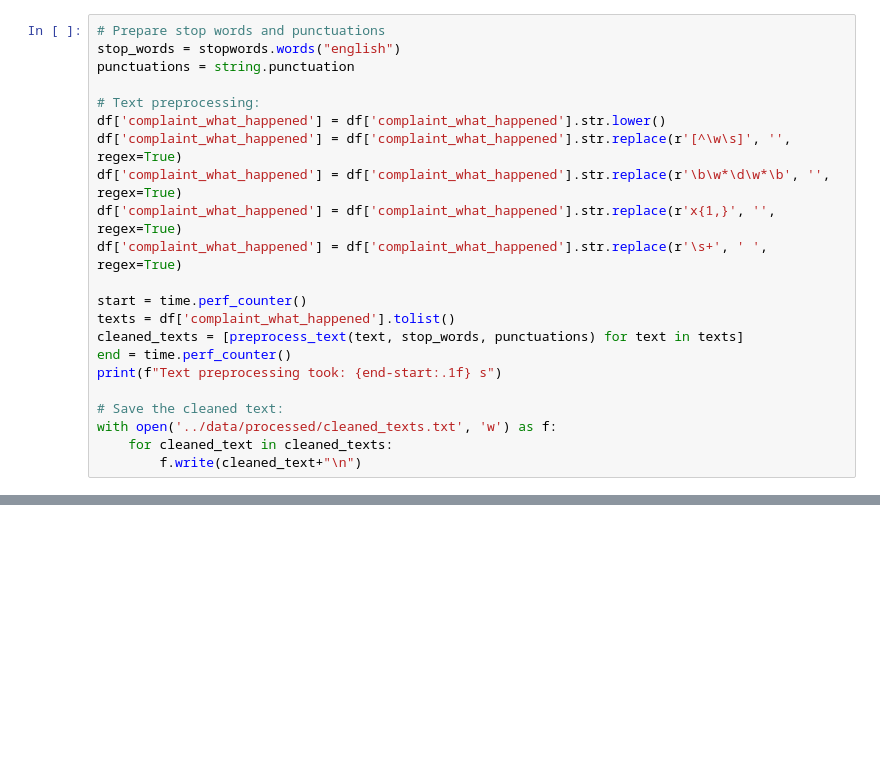
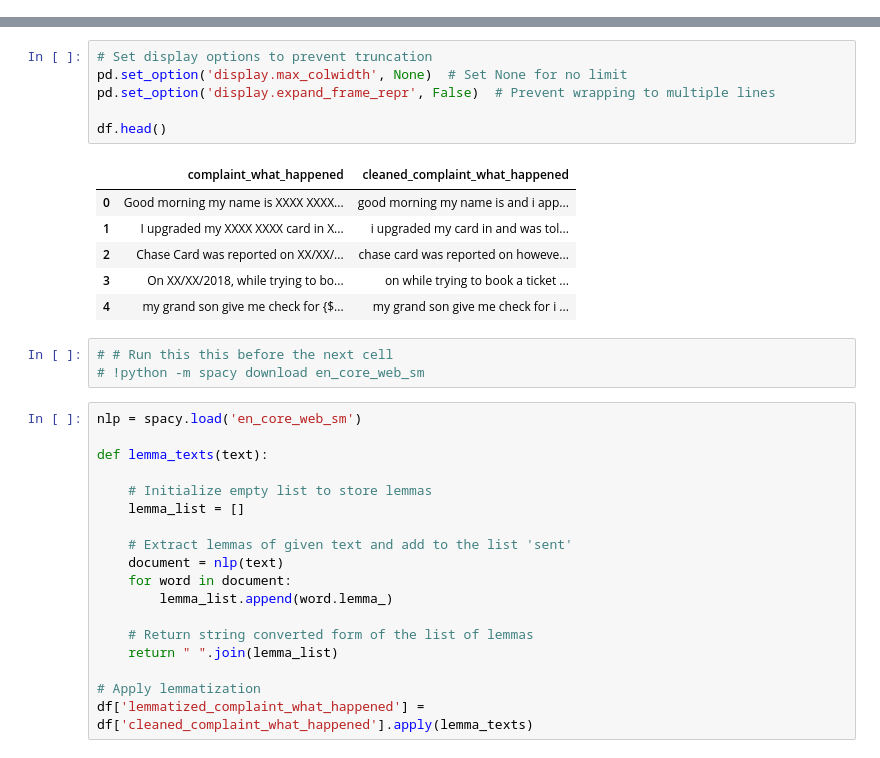
Before and after one commit to marcellinus-witarsah/customer-complaints-classification, a Jupyter notebook: notebooks/20240621-topic-modelling.ipynb, the cells around one changed output, grey strips where cells are left out. Cells and saved outputs as stored; diff of their text form; blank space fills up the shorter version.

```diff
--- a/notebooks/20240621-topic-modelling.ipynb
+++ b/notebooks/20240621-topic-modelling.ipynb
@@ -94,22 +55,0 @@ def preprocess_text(text: str, stop_words: list, punctuations: list) -> str:
-# %%
-# Prepare stop words and punctuations
-stop_words = stopwords.words("english")
-punctuations = string.punctuation
-
-# Text preprocessing:
-df['complaint_what_happened'] = df['complaint_what_happened'].str.lower()
-df['complaint_what_happened'] = df['complaint_what_happened'].str.replace(r'[^\w\s]', '', regex=True)
-df['complaint_what_happened'] = df['complaint_what_happened'].str.replace(r'\b\w*\d\w*\b', '', regex=True)
-df['complaint_what_happened'] = df['complaint_what_happened'].str.replace(r'x{1,}', '', regex=True)
-df['complaint_what_happened'] = df['complaint_what_happened'].str.replace(r'\s+', ' ', regex=True)
-
-start = time.perf_counter()
-texts = df['complaint_what_happened'].tolist()
-cleaned_texts = [preprocess_text(text, stop_words, punctuations) for text in texts]
-end = time.perf_counter()
-print(f"Text preprocessing took: {end-start:.1f} s")
-
-# Save the cleaned text:
-with open('../data/processed/cleaned_texts.txt', 'w') as f:
-    for cleaned_text in cleaned_texts:
-        f.write(cleaned_text+"\n")
@@ -115,0 +169,34 @@ with open('../data/processed/cleaned_texts.txt', 'w') as f:
+# %%
+# Set display options to prevent truncation
+pd.set_option('display.max_colwidth', None)  # Set None for no limit
+pd.set_option('display.expand_frame_repr', False)  # Prevent wrapping to multiple lines
+
+df.head()
+# %% [output]
+|  | complaint_what_happened | cleaned_complaint_what_happened |
+| 0 | Good morning my name is XXXX XXXX... | good morning my name is and i app... |
+| 1 | I upgraded my XXXX XXXX card in X... | i upgraded my card in and was tol... |
+| 2 | Chase Card was reported on XX/XX/... | chase card was reported on howeve... |
+| 3 | On XX/XX/2018, while trying to bo... | on while trying to book a ticket ... |
+| 4 | my grand son give me check for {$... | my grand son give me check for i ... |
+# %%
+# # Run this this before the next cell
+# !python -m spacy download en_core_web_sm
+# %%
+nlp = spacy.load('en_core_web_sm')
+
+def lemma_texts(text):
+
+    # Initialize empty list to store lemmas
+    lemma_list = []
+
+    # Extract lemmas of given text and add to the list 'sent'
+    document = nlp(text)
+    for word in document:
+        lemma_list.append(word.lemma_)
+
+    # Return string converted form of the list of lemmas
+    return " ".join(lemma_list)
+
+# Apply lemmatization
+df['lemmatized_complaint_what_happened'] = df['cleaned_complaint_what_happened'].apply(lemma_texts)
```
Also changed, not shown: parts of 15 cells of this notebook.
